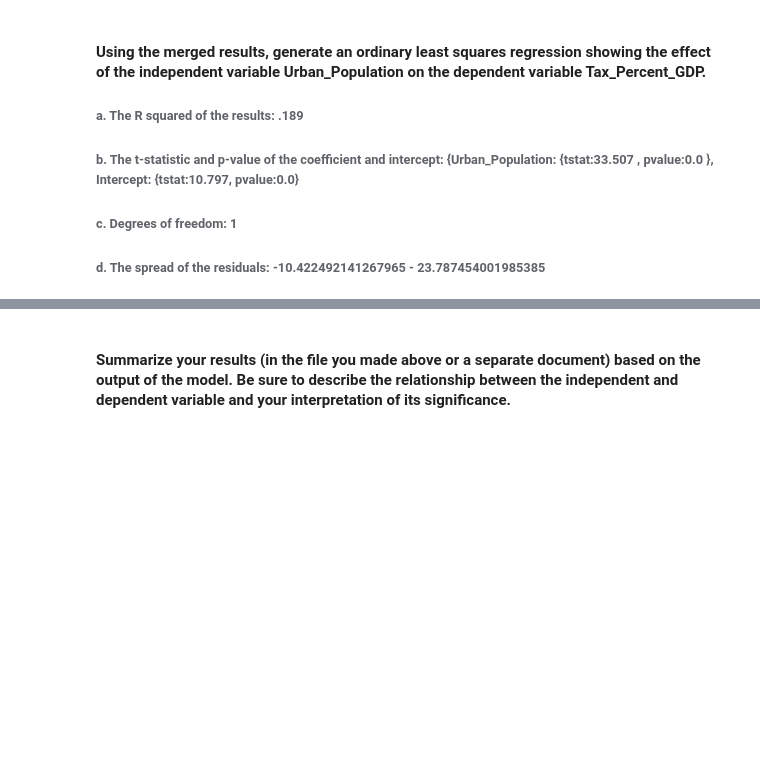
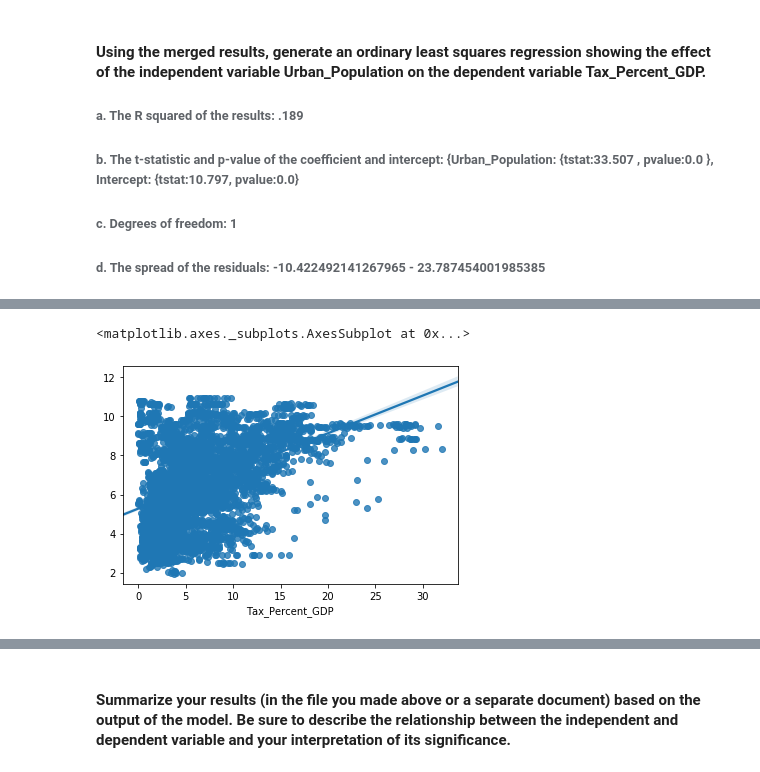
Before and after one commit to dray89/Python, a Jupyter notebook: Data Project/OLS_Regression.ipynb, the cells around one changed output, grey strips where cells are left out. Cells and saved outputs as stored; diff of their text form; code cells hidden in the pictures; blank space fills up the shorter version.

```diff
--- a/Data Project/OLS_Regression.ipynb
+++ b/Data Project/OLS_Regression.ipynb
@@ -273,0 +323,2 @@ results = sm.OLS(Y,X).fit()
+# %%
+res = smf.ols(formula='Tax_Percent_GDP ~ Urban_Population + C(YearDummy_3Cat)', data=merged).fit()
@@ -306,0 +367,5 @@ influence.resid.plot.hist()
+# %%
+sns.regplot(merged['Tax_Percent_GDP'], res.predict(merged[['Urban_Population', 'YearDummy_3Cat']]))
+# %% [output]
+<matplotlib.axes._subplots.AxesSubplot at 0x...>
+[figure, added]
```
Also changed, not shown: parts of 24 cells of this notebook, 2 other files.
